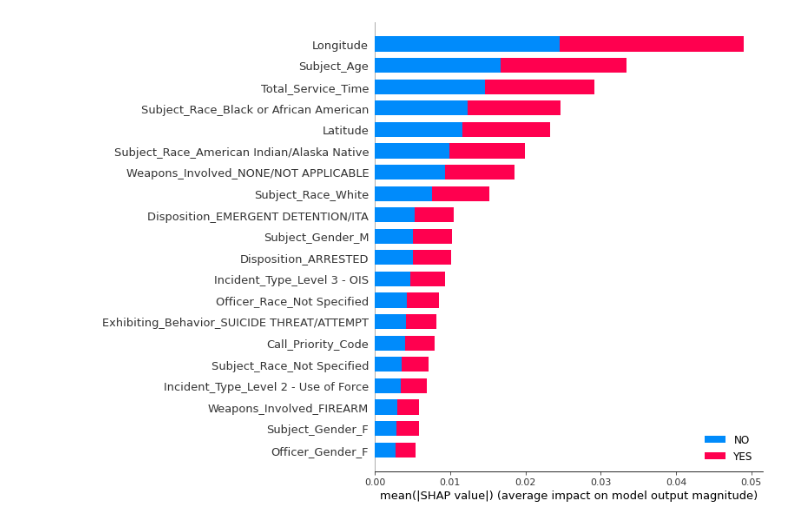
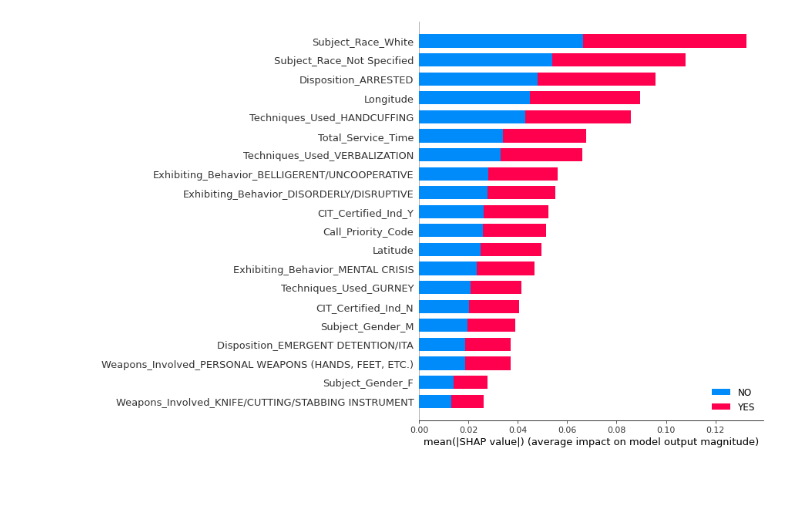
Before and after one commit to msenosain/spd-use-of-force_DS4A, a Jupyter notebook: notebooks/20_Modeling.ipynb, the cells around one changed output. Drawn from its saved outputs; the diff is of its cells as text; code cells hidden in the pictures; blank space fills up the shorter version.

```diff
--- a/notebooks/20_Modeling.ipynb
+++ b/notebooks/20_Modeling.ipynb
@@ -207,0 +512,13 @@ X_train, X_test, y_train, y_test = train_test_split(X, y, test_size=0.33, random
+# %%
+from imblearn.over_sampling import SMOTE
+X_train_bf = X_train
+
+sm = SMOTE(random_state=42)
+
+X_train, y_train = sm.fit_resample(X_train, y_train)
+
+print(f'''Shape of X before SMOTE: {X_train_bf.shape}
+Shape of X after SMOTE: {X_train.shape}''')
+
+print('\nBalance of positive and negative classes (%):')
+y_train.value_counts(normalize=True) * 100
@@ -208,6 +576,10 @@ X_train, X_test, y_train, y_test = train_test_split(X, y, test_size=0.33, random
 # %%
 # random forest model creation
-rfc = RandomForestClassifier()
+rfc = RandomForestClassifier(random_state = 1,
+                             max_depth = 30,
+                             n_estimators = 500,
+                             min_samples_split = 2,
+                             min_samples_leaf = 1)
 rfc.fit(X_train,y_train)
 # predictions
 rfc_predict = rfc.predict(X_test)
@@ -254,7 +665,0 @@ forest_importances = pd.Series(importances, index=X.columns)
-# %%
-plt.rcParams["figure.figsize"] = (20,10)
-fig, ax = plt.subplots()
-forest_importances.plot.bar(yerr=std, ax=ax)
-ax.set_title("Feature importances using MDI")
-ax.set_ylabel("Mean decrease in impurity")
-fig.tight_layout()
@@ -268,8 +665,0 @@ forest_importances = pd.Series(result.importances_mean, index=X.columns)
-# %%
-plt.rcParams["figure.figsize"] = (20,10)
-fig, ax = plt.subplots()
-forest_importances.plot.bar(yerr=result.importances_std, ax=ax)
-ax.set_title("Feature importances using permutation on full model")
-ax.set_ylabel("Mean accuracy decrease")
-fig.tight_layout()
-plt.show()
@@ -278,5 +666,5 @@ plt.show()
 # %%
-shap_values = shap.TreeExplainer(rfc).shap_values(X_train)
-shap.summary_plot(shap_values, X_train, plot_type="bar", class_names=rfc.classes_)
+shap_values = shap.TreeExplainer(rfc).shap_values(X_test)
+shap.summary_plot(shap_values, X_test, plot_type="bar", class_names=rfc.classes_)
 # %% [output]
-[figure, old version]
+[figure, new version]
```
Also changed, not shown: parts of 72 cells of this notebook.
